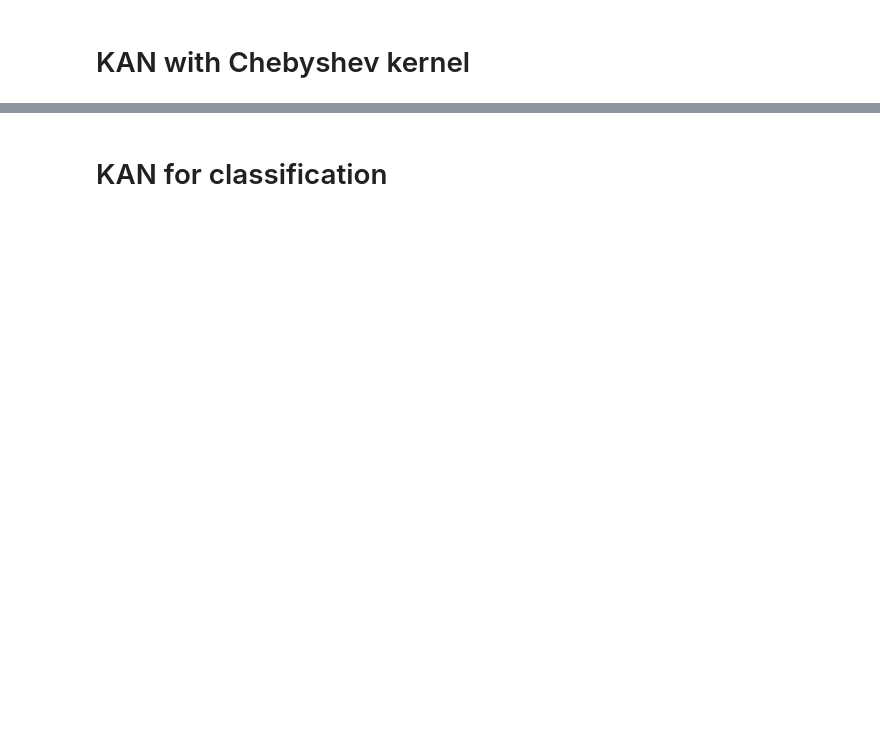
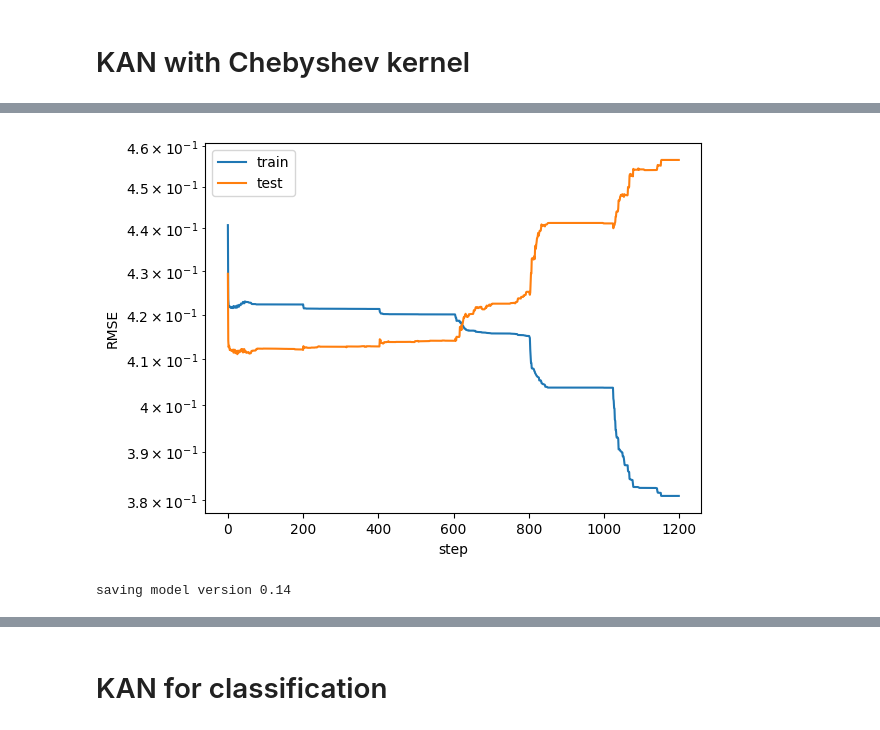
Before and after one commit to TAUforPython/machinelearning, a Jupyter notebook: NN KAN timeseries.ipynb, the cells around one changed output, grey strips where cells are left out. Saved outputs shown, nothing was run; the diff lists cells and outputs as text; code cells hidden in the pictures; blank space fills up the shorter version.

```diff
--- a/NN KAN timeseries.ipynb
+++ b/NN KAN timeseries.ipynb
@@ -478,0 +579,18 @@ plt.show()
+# %%
+grids = np.array([3,5,10,20,50,100])
+#grids = np.array([3,10])
+
+
+train_losses = []
+test_losses = []
+steps = 200
+k = 3
+
+for i in range(grids.shape[0]):
+    if i == 0:
+        model = KAN(width=[2,1,1], grid=grids[i], k=k, seed=0, device=device)
+    if i != 0:
+        model = model.refine(grids[i])
+    results = model.fit(dataset, opt="LBFGS", steps=steps)
+    train_losses += results['train_loss']
+    test_losses += results['test_loss']
@@ -478,0 +611,13 @@ plt.show()
+# %%
+plt.plot(train_losses)
+plt.plot(test_losses)
+plt.legend(['train', 'test'])
+plt.ylabel('RMSE')
+plt.xlabel('step')
+plt.yscale('log')
+# %% [output]
+[figure, added]
+# %%
+model = model.prune(edge_th=1e-2)
+# %% [output]
+saving model version 0.14
```
Also changed, not shown: parts of 19 cells of this notebook.
